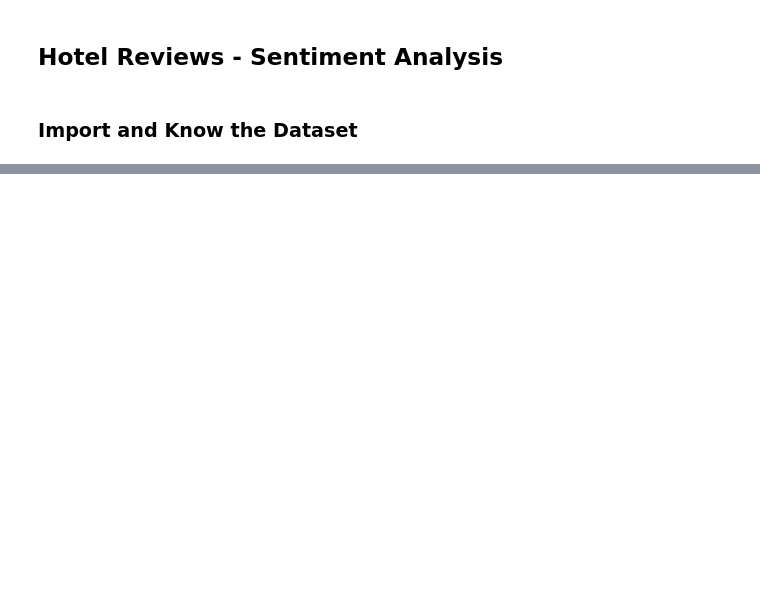
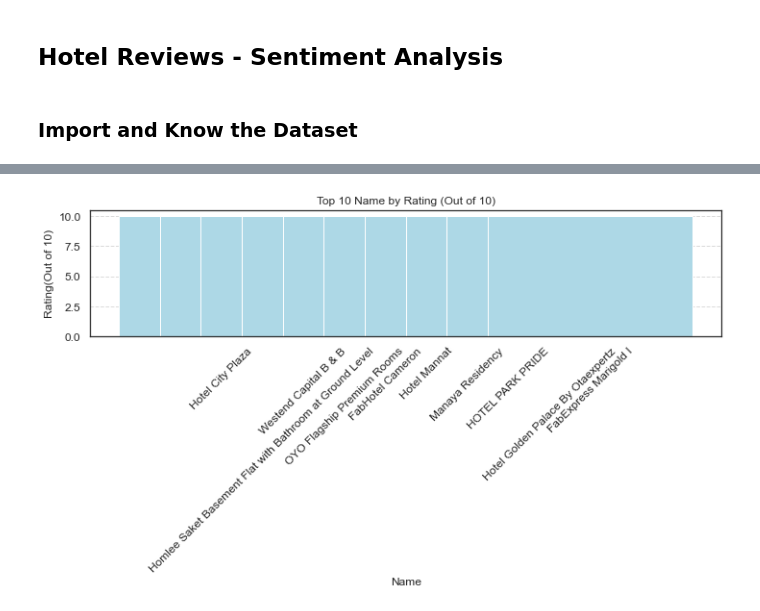
Before and after one commit to YixuanLi-212/Exploratory-Data-Analysis, a Jupyter notebook: Sentiment-Analysis/Hotel-Reviews-Analysis/Hotel_review_sentiment analysis.ipynb, the cells around one changed output, grey strips where cells are left out. Saved outputs shown, nothing was run; the diff lists cells and outputs as text; code cells hidden in the pictures; blank space fills up the shorter version.

```diff
--- a/Sentiment-Analysis/Hotel-Reviews-Analysis/Hotel_review_sentiment analysis.ipynb
+++ b/Sentiment-Analysis/Hotel-Reviews-Analysis/Hotel_review_sentiment analysis.ipynb
@@ -44,0 +82,7 @@ Name: Rating(Out of 10), dtype: int64
+# %%
+%reload_ext autoreload
+%autoreload 2
+from data_viz import bar_chart
+bar_chart(df, "Name")
+# %% [output]
+[figure, added]
```
Also changed, not shown: parts of 4 cells of this notebook.
